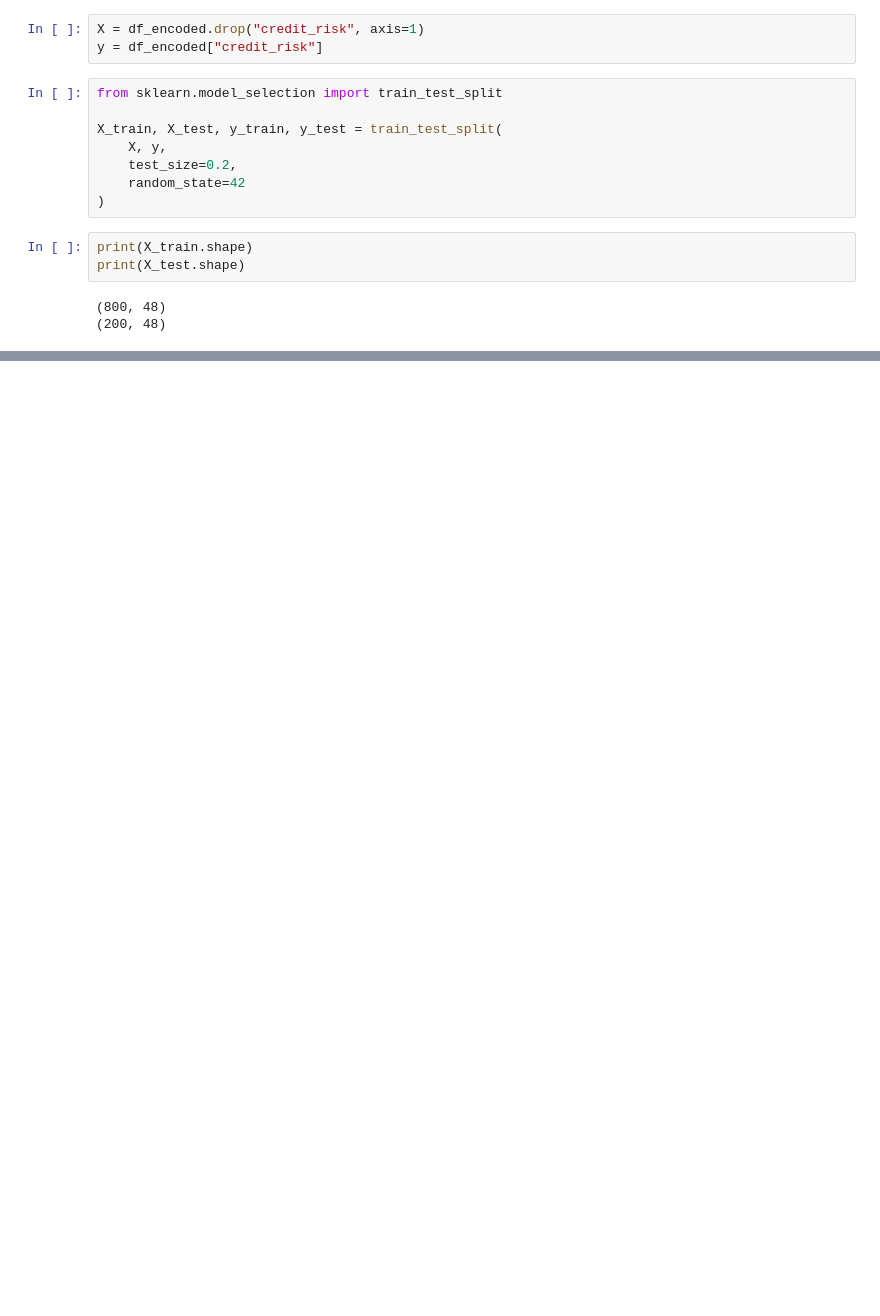
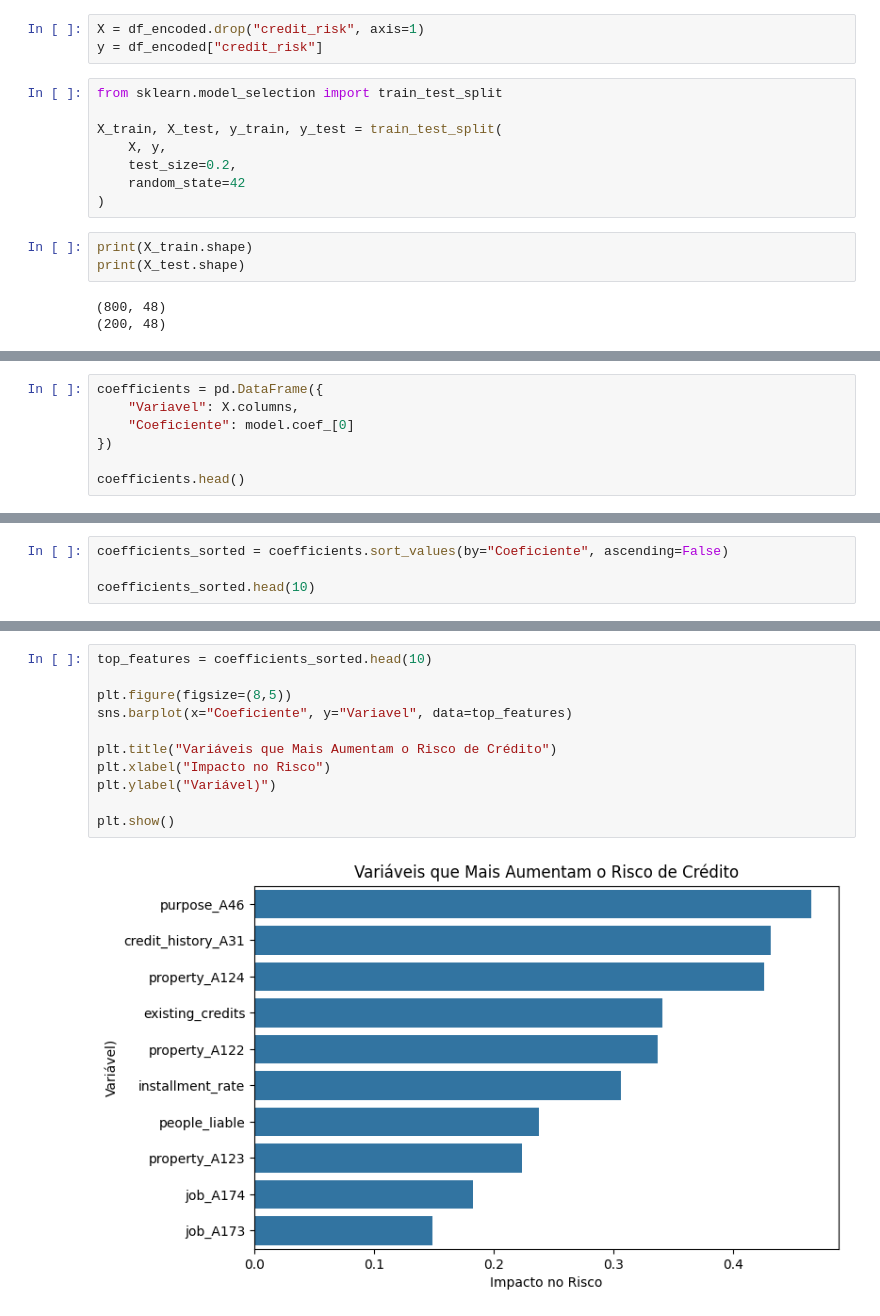
Before and after one commit to WaldemarRaymundi/german-credit-analysis, a Jupyter notebook: notebooks/eda_german_credit.ipynb, the cells around one changed output, grey strips where cells are left out. Drawn from its saved outputs; the diff is of its cells as text; blank space fills up the shorter version.

```diff
--- a/notebooks/eda_german_credit.ipynb
+++ b/notebooks/eda_german_credit.ipynb
@@ -183,0 +247,7 @@ print(X_test.shape)
+# %%
+coefficients = pd.DataFrame({
+    "Variavel": X.columns,
+    "Coeficiente": model.coef_[0]
+})
+
+coefficients.head()
@@ -183,0 +261,4 @@ print(X_test.shape)
+# %%
+coefficients_sorted = coefficients.sort_values(by="Coeficiente", ascending=False)
+
+coefficients_sorted.head(10)
@@ -183,0 +291,13 @@ print(X_test.shape)
+# %%
+top_features = coefficients_sorted.head(10)
+
+plt.figure(figsize=(8,5))
+sns.barplot(x="Coeficiente", y="Variavel", data=top_features)
+
+plt.title("Variáveis que Mais Aumentam o Risco de Crédito")
+plt.xlabel("Impacto no Risco")
+plt.ylabel("Variável)")
+
+plt.show()
+# %% [output]
+[figure, added]
```
Also changed, not shown: parts of 21 cells of this notebook.
